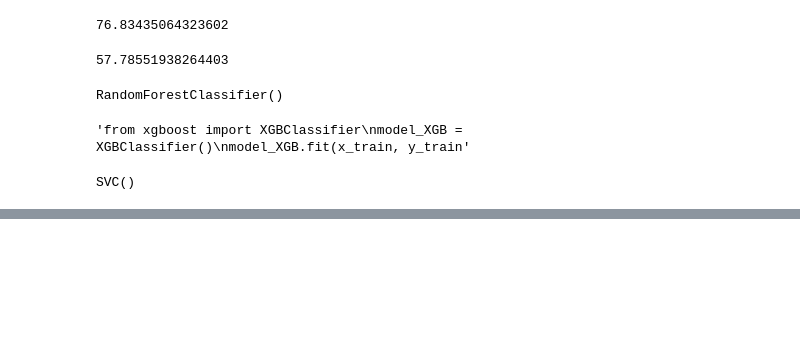
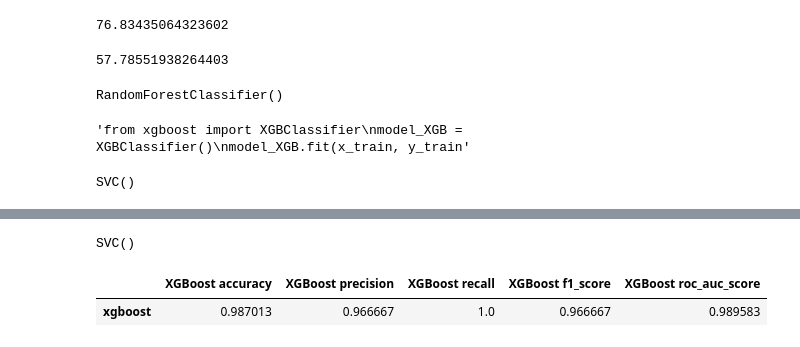
Before and after one commit to DrGero20/OSDA-big-hw, a Jupyter notebook: lazy_fca_bighw.ipynb, the cells around one changed output, grey strips where cells are left out. Drawn from its saved outputs; the diff is of its cells as text; code cells hidden in the pictures; blank space fills up the shorter version.

```diff
--- a/lazy_fca_bighw.ipynb
+++ b/lazy_fca_bighw.ipynb
@@ -272,0 +311,4 @@ pd.DataFrame({'random forest accuracy':accuracy_score(y_pred_RF, y_test),
+# %%
+from xgboost import XGBClassifier
+model_XGB = XGBClassifier()
+model_XGB.fit(x_train, y_train)
@@ -272,0 +326,6 @@ pd.DataFrame({'random forest accuracy':accuracy_score(y_pred_RF, y_test),
+# %%
+from sklearn.svm import SVC
+model_SVC = SVC()
+model_SVC.fit(x_train, y_train)
+# %% [output]
+SVC()
@@ -272,0 +335,14 @@ pd.DataFrame({'random forest accuracy':accuracy_score(y_pred_RF, y_test),
+# %%
+y_pred_RF = model_RF.predict(x_train)
+y_pred_XGB = model_XGB.predict(x_train)
+y_pred_SVC = model_SVC.predict(x_train)
+# %%
+# XGBoost
+pd.DataFrame({'XGBoost accuracy':accuracy_score(y_pred_XGB, y_train),
+             'XGBoost precision':precision_score(y_pred_XGB, y_train),
+             'XGBoost recall':recall_score(y_pred_XGB, y_train),
+             'XGBoost f1_score':precision_score(y_pred_XGB, y_train),
+             'XGBoost roc_auc_score':roc_auc_score(y_pred_XGB, y_train)},index=['xgboost'])
+# %% [output]
+|  | XGBoost accuracy | XGBoost precision | XGBoost recall | XGBoost f1_score | XGBoost roc_auc_score |
+| xgboost | 0.987013 | 0.966667 | 1.0 | 0.966667 | 0.989583 |
```
Also changed, not shown: parts of 14 cells of this notebook.
